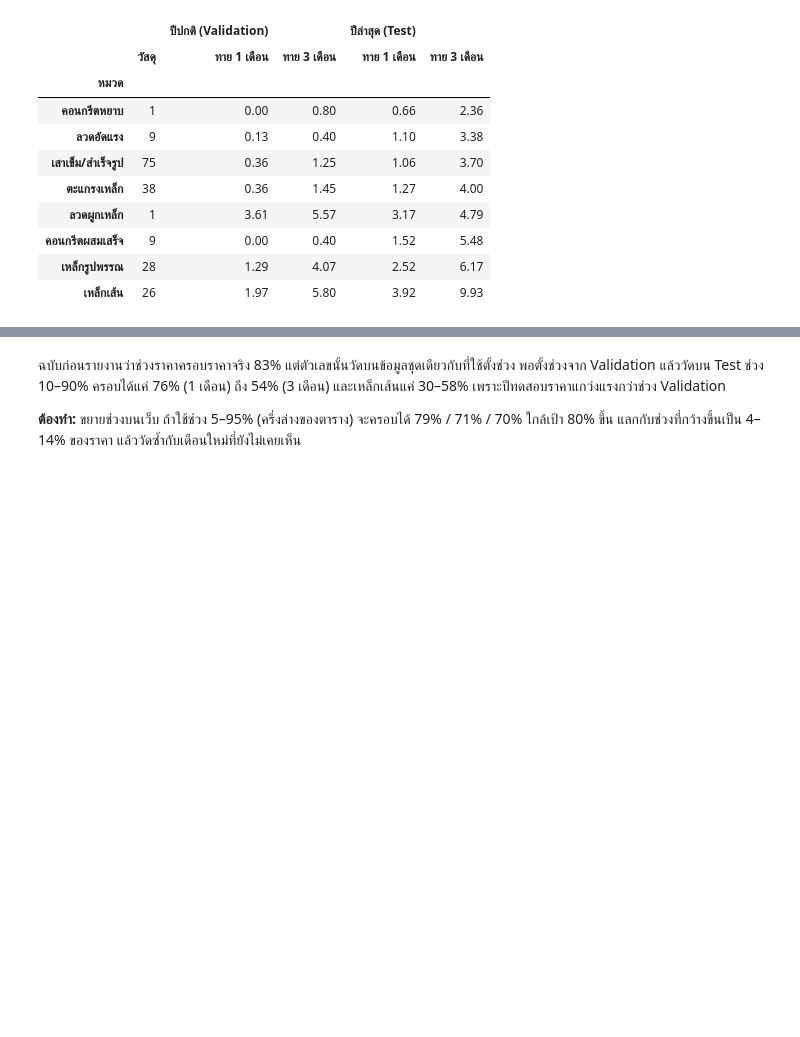
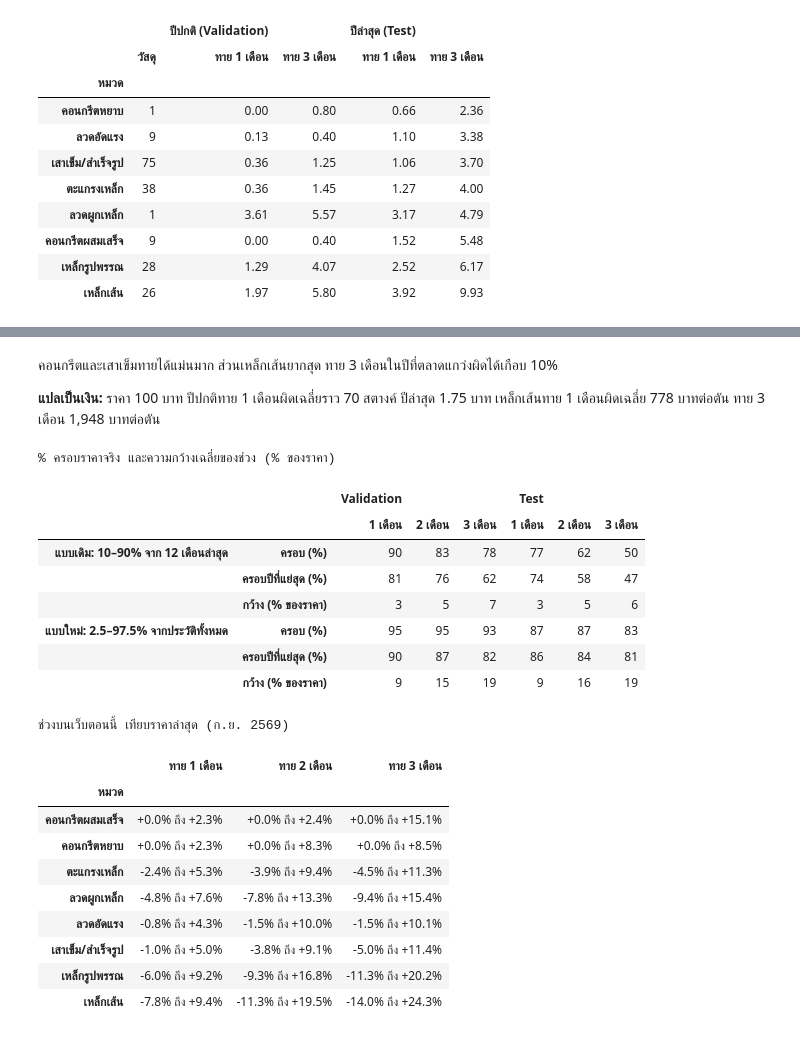
Before and after one commit to namethzz/THAITAY, a Jupyter notebook: ml/colab/THAITAY_ML.ipynb, the cells around one changed output, grey strips where cells are left out. Drawn from its saved outputs; the diff is of its cells as text; code cells hidden in the pictures; blank space fills up the shorter version.

```diff
--- a/ml/colab/THAITAY_ML.ipynb
+++ b/ml/colab/THAITAY_ML.ipynb
@@ -1051,4 +1024,54 @@ display(pd.concat({"ช่วง 10–90% (ตั้งเป้าครอบ
-# %% [markdown]
-ฉบับก่อนรายงานว่าช่วงราคาครอบราคาจริง 83% แต่ตัวเลขนั้นวัดบนข้อมูลชุดเดียวกับที่ใช้ตั้งช่วง พอตั้งช่วงจาก Validation แล้ววัดบน Test ช่วง 10–90% ครอบได้แค่ 76% (1 เดือน) ถึง 54% (3 เดือน) และเหล็กเส้นแค่ 30–58% เพราะปีทดสอบราคาแกว่งแรงกว่าช่วง Validation
-
-**ต้องทำ:** ขยายช่วงบนเว็บ ถ้าใช้ช่วง 5–95% (ครึ่งล่างของตาราง) จะครอบได้ 79% / 71% / 70% ใกล้เป้า 80% ขึ้น แลกกับช่วงที่กว้างขึ้นเป็น 4–14% ของราคา แล้ววัดซ้ำกับเดือนใหม่ที่ยังไม่เคยเห็น
+# %% [markdown]
+คอนกรีตและเสาเข็มทายได้แม่นมาก ส่วนเหล็กเส้นยากสุด ทาย 3 เดือนในปีที่ตลาดแกว่งผิดได้เกือบ 10%
+
+**แปลเป็นเงิน:** ราคา 100 บาท ปีปกติทาย 1 เดือนผิดเฉลี่ยราว 70 สตางค์ ปีล่าสุด 1.75 บาท เหล็กเส้นทาย 1 เดือนผิดเฉลี่ย 778 บาทต่อตัน ทาย 3 เดือน 1,948 บาทต่อตัน
+# %%
+# @title 13.2 ช่วงราคาต่ำ–สูง: แบบเดิมเทียบแบบใหม่ { display-mode: "form" }
+import bands
+
+prices = pd.read_csv(f"{ROOT}/ml/data/prices_clean.csv", parse_dates=["date"])
+EB = bands.history(prices)   # % การเปลี่ยนราคาจริงทุกคู่ เดือน t -> t+h
+base = EB[EB.real & EB.material_id.isin(active)]
+splits = {"Validation": (sorted(CV.origin.unique()), base[base.origin.isin(CV.origin.unique()) & (base.target < FIRST_TEST)]),
+          "Test": (sorted(TE.origin.unique()), base[base.origin.isin(TE.origin.unique()) & (base.target <= latest)])}
+methods = {"แบบเดิม: 10–90% จาก 12 เดือนล่าสุด": dict(window=12, recent=0, q=0.10, group="categoryCode"),
+           "แบบใหม่: 2.5–97.5% จากประวัติทั้งหมด": bands.CHOSEN}
+tab = {}
+for mname, cfg in methods.items():
+    parts = {}
+    for sname, (origins, rows) in splits.items():
+        t = bands.summarize(bands.evaluate(EB, origins, rows, cfg)).T   # ช่วงที่จุดเริ่ม o ใช้เฉพาะข้อมูลที่รู้แล้ว ณ o
+        t.columns = [f"{h} เดือน" for h in t.columns]
+        parts[sname] = t
+    tab[mname] = pd.concat(parts, axis=1)
+display(pd.concat(tab).style.format("{:.0f}").set_caption("% ครอบราคาจริง และความกว้างเฉลี่ยของช่วง (% ของราคา)"))
+
+# ตัวอย่างช่วงบนเว็บตอนนี้ (แบบใหม่ ณ เดือนล่าสุด) ค่ากลางของแต่ละหมวด
+meta_ = prices.drop_duplicates("material_id").set_index("material_id")[["categoryCode", "familyCode"]]
+now_rows = pd.DataFrame([(m, h) for m in sorted(active) for h in (1, 2, 3)], columns=["material_id", "h"]).join(meta_, on="material_id")
+lo, hi = bands.bands_at(EB, latest, now_rows, bands.CHOSEN)
+now_rows["ช่วง"] = [f"{(np.exp(a) - 1) * 100:+.1f}% ถึง {(np.exp(b) - 1) * 100:+.1f}%" for a, b in zip(lo, hi)]
+ex = now_rows.assign(หมวด=now_rows.categoryCode.map(CAT)).groupby(["หมวด", "h"])["ช่วง"].agg(lambda x: x.mode().iloc[0]).unstack()
+ex.columns = [f"ทาย {h} เดือน" for h in ex.columns]
+display(ex.style.set_caption(f"ช่วงบนเว็บตอนนี้ เทียบราคาล่าสุด ({th(latest)})"))
+# %% [output]
+% ครอบราคาจริง และความกว้างเฉลี่ยของช่วง (% ของราคา)
+|  |  | Validation |  |  | Test |  |  |
+|  |  | 1 เดือน | 2 เดือน | 3 เดือน | 1 เดือน | 2 เดือน | 3 เดือน |
+| แบบเดิม: 10–90% จาก 12 เดือนล่าสุด | ครอบ (%) | 90 | 83 | 78 | 77 | 62 | 50 |
+|  | ครอบปีที่แย่สุด (%) | 81 | 76 | 62 | 74 | 58 | 47 |
+|  | กว้าง (% ของราคา) | 3 | 5 | 7 | 3 | 5 | 6 |
+| แบบใหม่: 2.5–97.5% จากประวัติทั้งหมด | ครอบ (%) | 95 | 95 | 93 | 87 | 87 | 83 |
+|  | ครอบปีที่แย่สุด (%) | 90 | 87 | 82 | 86 | 84 | 81 |
+|  | กว้าง (% ของราคา) | 9 | 15 | 19 | 9 | 16 | 19 |
+ช่วงบนเว็บตอนนี้ เทียบราคาล่าสุด (ก.ย. 2569)
+|  | ทาย 1 เดือน | ทาย 2 เดือน | ทาย 3 เดือน |
+| หมวด |  |  |  |
+| คอนกรีตผสมเสร็จ | +0.0% ถึง +2.3% | +0.0% ถึง +2.4% | +0.0% ถึง +15.1% |
+| คอนกรีตหยาบ | +0.0% ถึง +2.3% | +0.0% ถึง +8.3% | +0.0% ถึง +8.5% |
+| ตะแกรงเหล็ก | -2.4% ถึง +5.3% | -3.9% ถึง +9.4% | -4.5% ถึง +11.3% |
+| ลวดผูกเหล็ก | -4.8% ถึง +7.6% | -7.8% ถึง +13.3% | -9.4% ถึง +15.4% |
+| ลวดอัดแรง | -0.8% ถึง +4.3% | -1.5% ถึง +10.0% | -1.5% ถึง +10.1% |
+| เสาเข็ม/สำเร็จรูป | -1.0% ถึง +5.0% | -3.8% ถึง +9.1% | -5.0% ถึง +11.4% |
+| เหล็กรูปพรรณ | -6.0% ถึง +9.2% | -9.3% ถึง +16.8% | -11.3% ถึง +20.2% |
+| เหล็กเส้น | -7.8% ถึง +9.4% | -11.3% ถึง +19.5% | -14.0% ถึง +24.3% |
```
Also changed, not shown: parts of 7 cells of this notebook, 7 other files.
